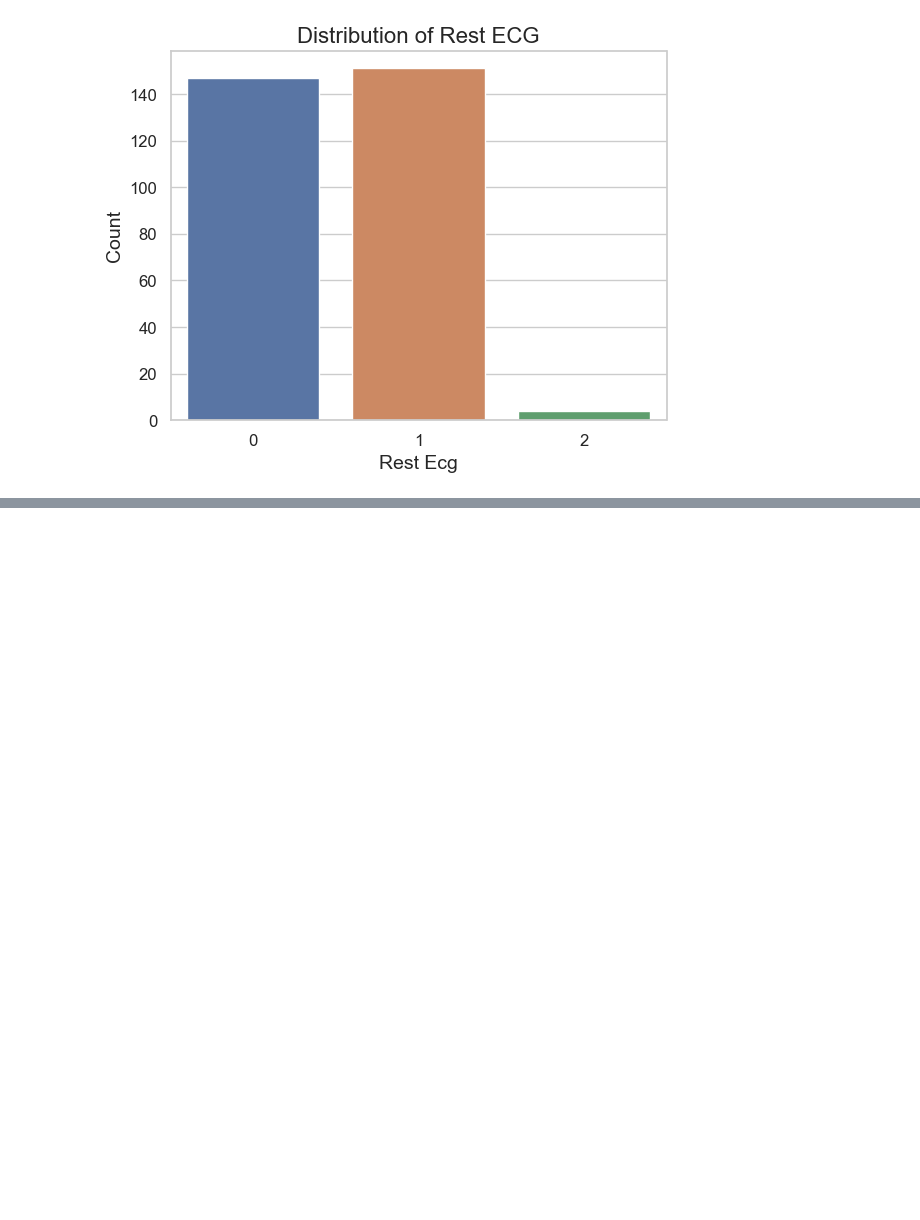
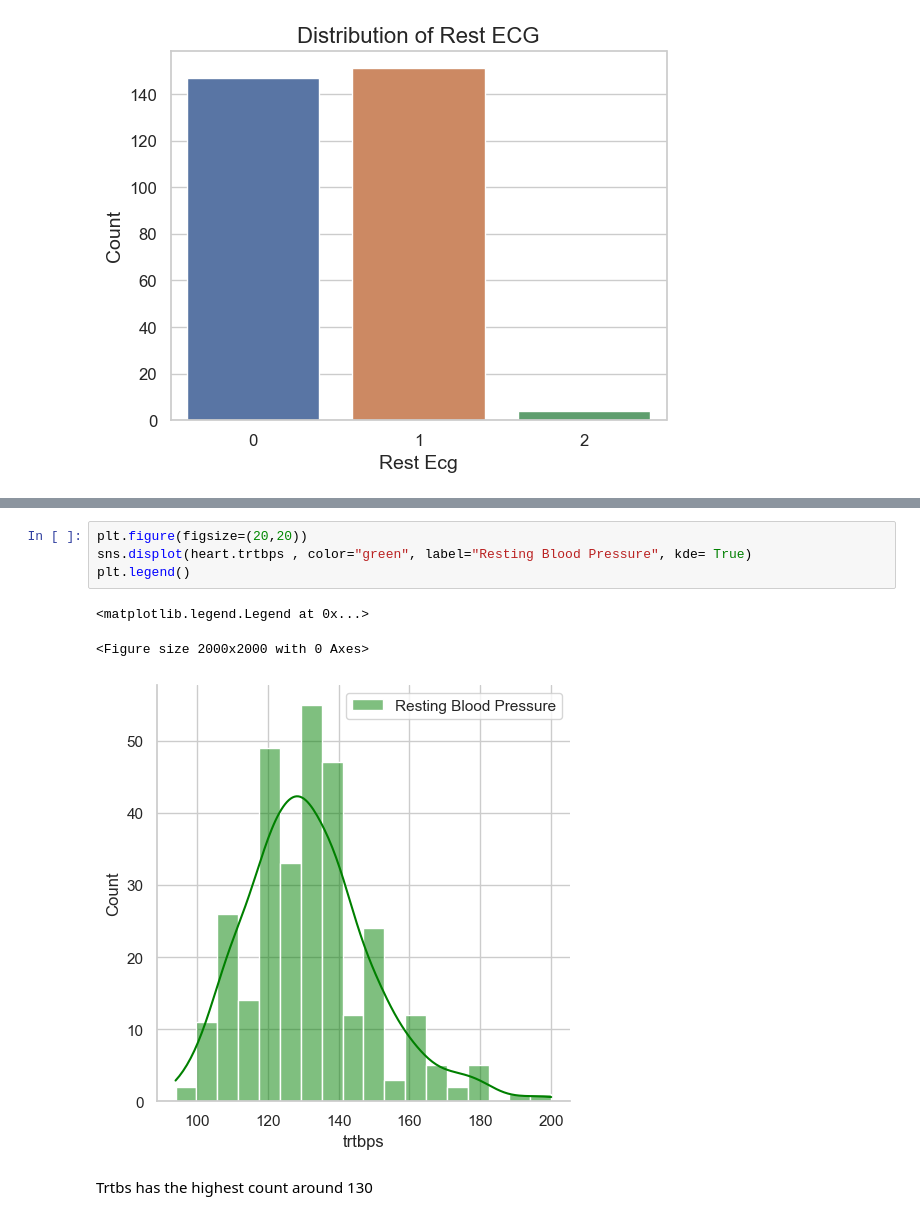
Before and after one commit to taaha3244/joy-of-supML, a Jupyter notebook: Decision_Tree.ipynb, the cells around one changed output, grey strips where cells are left out. Cells and saved outputs as stored; diff of their text form; blank space fills up the shorter version.

```diff
--- a/Decision_Tree.ipynb
+++ b/Decision_Tree.ipynb
@@ -216,0 +257,10 @@ count_plot_sns('restecg','Rest Ecg','Count','Distribution of Rest ECG')
+# %%
+plt.figure(figsize=(20,20))
+sns.displot(heart.trtbps , color="green", label="Resting Blood Pressure", kde= True)
+plt.legend()
+# %% [output]
+<matplotlib.legend.Legend at 0x...>
+<Figure size 2000x2000 with 0 Axes>
+[figure, added]
+# %% [markdown]
+Trtbs has the highest count around 130
```
Also changed, not shown: parts of 58 cells of this notebook.
